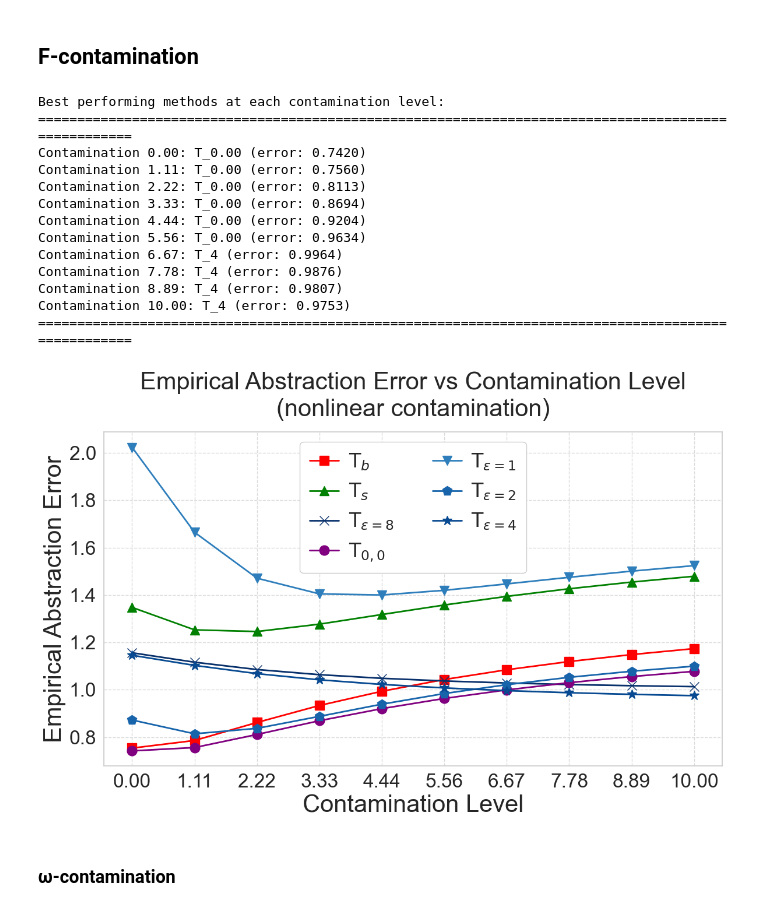
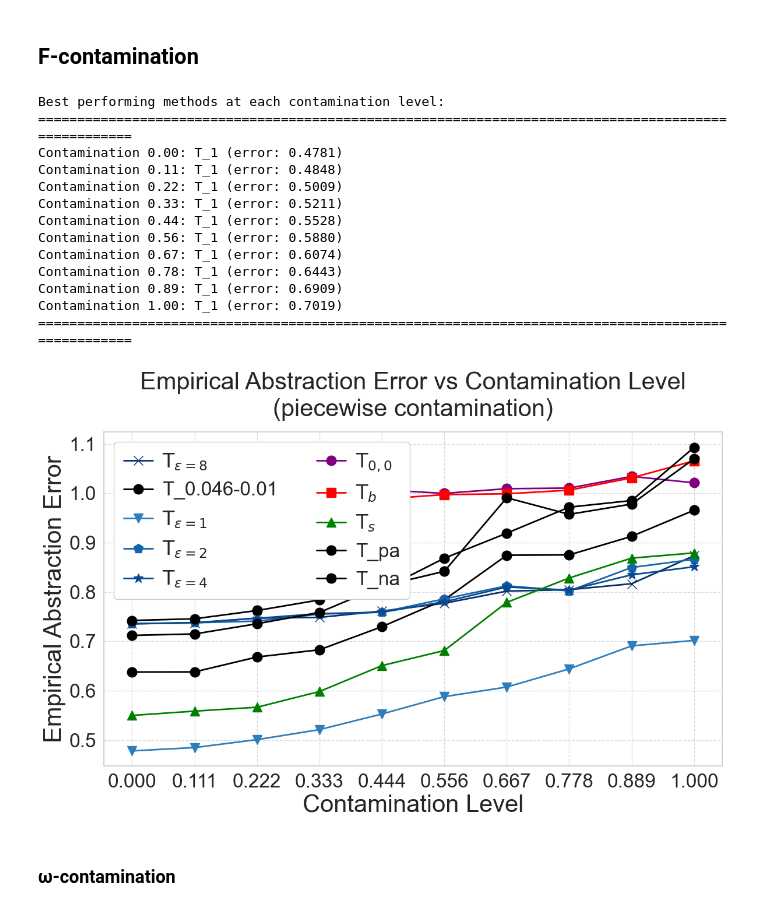
Before and after one commit to yfelekis/DiRoCA, a Jupyter notebook: eval_emp.ipynb, the cells around one changed output. Cells and saved outputs as stored; diff of their text form; code cells hidden in the pictures.

```diff
--- a/eval_emp.ipynb
+++ b/eval_emp.ipynb
@@ -156,4 +119,0 @@ def generate_perturbation_matrix(radius, sample_form, level, hat_dict, seed=None
-# %%
-rad_values = np.arange(0.05, 10.05, 1).tolist()
-#rad_values = [0.05, 1, 2,3, 4, 5, 10, 50]
-sample_forms = ['boundary', 'sample']
@@ -408,13 +250,13 @@ def generate_perturbation_family(center_matrix, k, r_mu=1.0, r_sigma=1.0, seed=N
 # %%
 # Generate perturbation families
-pert_family_L = generate_perturbation_family(
+pert_family_L = evut.generate_perturbation_family(
     np.zeros_like(hat_dict['L']),
     k=10,  # Number of perturbations
     r_mu=1.0,
     r_sigma=1.0
 )
 
-pert_family_H = generate_perturbation_family(
+pert_family_H = evut.generate_perturbation_family(
     np.zeros_like(hat_dict['H']),
     k=10,
     r_mu=1.0,
@@ -564,7 +574,7 @@ def contaminate_empirical_data(data, contamination_fraction, contamination_type,
 # %%
 # Define contamination levels to test
-contamination_levels = np.linspace(0.0, 10.0, 10)
-cont_type = 'nonlinear'  # or 'multiplicative' or 'piecewise'
+contamination_levels = np.linspace(0.0, 1.0, 100)
+cont_type = 'piecewise'  # or 'multiplicative' or 'piecewise'
 
 # Store results for plotting
 plot_results = {method: {'means': [], 'stds': []} for method in T_results_emp.keys()}
@@ -576,8 +586,8 @@ for cont_frac in tqdm(contamination_levels):
     for _ in range(5):  # Multiple runs for each contamination level
         for name, res in T_results_emp.items():
             T = res['T_matrix']
+
             total = 0
-
             for iota in test_data.keys():
                 base, abst = test_data[iota]
 
@@ -602,6 +612,23 @@ for cont_frac in tqdm(contamination_levels):
                 dist = evut.compute_empirical_distance(tau_base, abst_norm, 'fro')
                 total += dist
 
+            # total = 0
+            # for iota in Ill:
+            #     L_i = LLmodels[iota].F
+            #     L_i = contaminate_structural_matrix(L_i, contamination_fraction=cont_frac, contamination_type=cont_type)
+            #     H_i = HLmodels[omega[iota]].F
+            #     H_i = contaminate_structural_matrix(H_i, contamination_fraction=cont_frac, contamination_type=cont_type)
+
+            #     D_l = L_i @ (hat_dict['L'].T)
+            #     D_h = H_i @ (hat_dict['H'].T)
+
+            #     # Normalize
+            #     base_norm = D_l / np.linalg.norm(D_l, 'fro')
+            #     abst_norm = D_h / np.linalg.norm(D_h, 'fro')
+
+            #     tau_base = T @ base_norm
+            #     dist = evut.compute_empirical_distance(tau_base, abst_norm, 'fro')
+            #     total += dist
             # Store average error for this iteration
             iter_avg = total / len(test_data.keys())
             abstraction_error[name].append(iter_avg)
@@ -678,12 +705,12 @@ def plot_contamination_results_empirical(plot_results, contamination_levels, con
                 markersize=12,
                 linewidth=2)
 
-        # Add error bands
-        plt.fill_between(contamination_levels,
-                        np.array(means) - np.array(stds),
-                        np.array(means) + np.array(stds),
-                        color=style['color'],
-                        alpha=0.2)
+        # # Add error bands
+        # plt.fill_between(contamination_levels,
+        #                 np.array(means) - np.array(stds),
+        #                 np.array(means) + np.array(stds),
+        #                 color=style['color'],
+        #                 alpha=0.2)
 
     # Customize plot
     plt.xlabel('Contamination Level', fontsize=30)
@@ -717,23 +744,23 @@ def plot_contamination_results_empirical(plot_results, contamination_levels, con
         print(f"Contamination {cont_frac:.2f}: {best_method[0]} (error: {best_method[1]:.4f})")
     print("="*100)
 # %%
-methods_to_plot = ['T_b', 'T_s', 'T_8', 'T_0.00', 'T_0.031', 'T_1', 'T_2', 'T_4', 'T_8']
+methods_to_plot = list(T_results_emp.keys())
 plot_contamination_results_empirical(plot_results, contamination_levels, cont_type, methods_to_plot)
 # %% [output]
 Best performing methods at each contamination level:
 ====================================================================================================
-Contamination 0.00: T_0.00 (error: 0.7420)
-Contamination 1.11: T_0.00 (error: 0.7560)
-Contamination 2.22: T_0.00 (error: 0.8113)
-Contamination 3.33: T_0.00 (error: 0.8694)
-Contamination 4.44: T_0.00 (error: 0.9204)
-Contamination 5.56: T_0.00 (error: 0.9634)
-Contamination 6.67: T_4 (error: 0.9964)
-Contamination 7.78: T_4 (error: 0.9876)
-Contamination 8.89: T_4 (error: 0.9807)
-Contamination 10.00: T_4 (error: 0.9753)
+Contamination 0.00: T_1 (error: 0.4781)
+Contamination 0.11: T_1 (error: 0.4848)
+Contamination 0.22: T_1 (error: 0.5009)
+Contamination 0.33: T_1 (error: 0.5211)
+Contamination 0.44: T_1 (error: 0.5528)
+Contamination 0.56: T_1 (error: 0.5880)
+Contamination 0.67: T_1 (error: 0.6074)
+Contamination 0.78: T_1 (error: 0.6443)
+Contamination 0.89: T_1 (error: 0.6909)
+Contamination 1.00: T_1 (error: 0.7019)
 ====================================================================================================
-[figure, old version]
+[figure, new version]
 # %% [markdown]
 ### ω-contamination
 # %%
```
Also changed, not shown: parts of 24 cells of this notebook, 13 other files.
